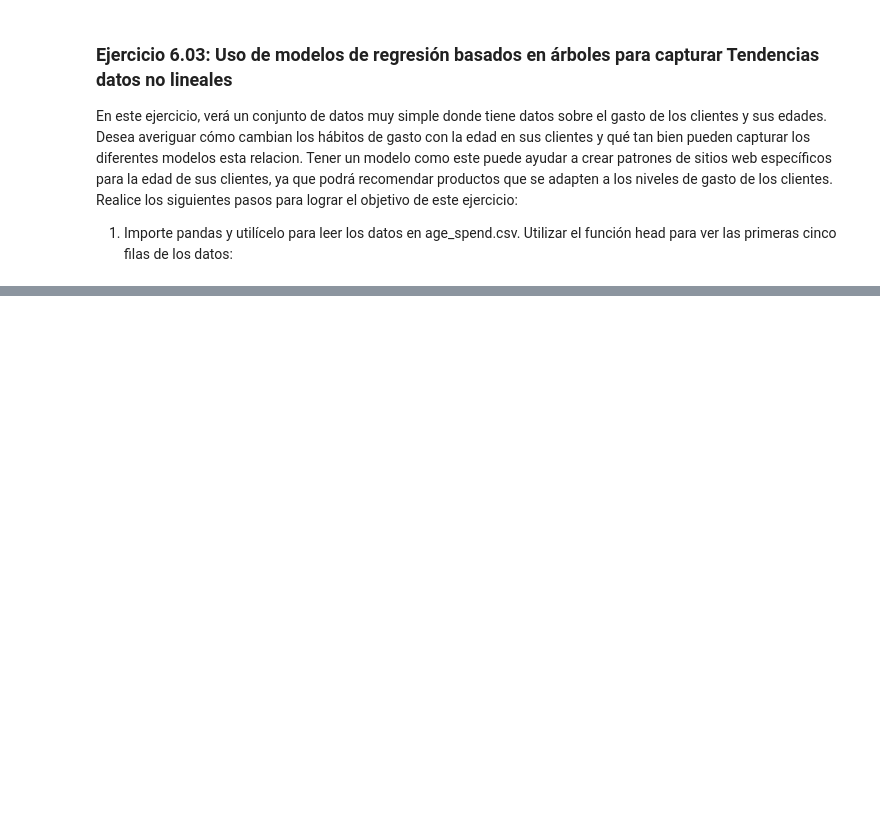
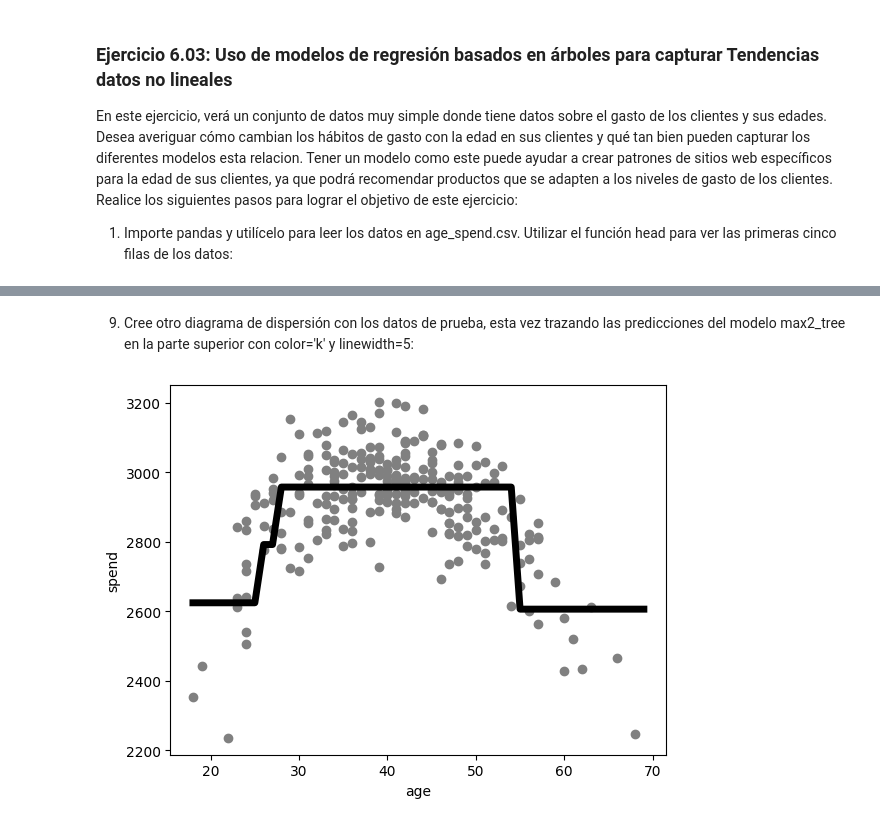
Before and after one commit to limspiga/customer-analytics, a Jupyter notebook: week-4b/customer_analytics_week_4b.ipynb, the cells around one changed output, grey strips where cells are left out. Saved outputs shown, nothing was run; the diff lists cells and outputs as text; code cells hidden in the pictures; blank space fills up the shorter version.

```diff
--- a/week-4b/customer_analytics_week_4b.ipynb
+++ b/week-4b/customer_analytics_week_4b.ipynb
@@ -444,0 +495,3 @@ df.head()
+# %%
+X = df[['age']]
+y = df['spend']
@@ -444,0 +572,15 @@ df.head()
+# %% [markdown]
+9. Cree otro diagrama de dispersión con los datos de prueba, esta vez trazando las predicciones del modelo max2_tree en la parte superior con color='k' y linewidth=5:
+# %%
+plt.scatter(X_test.age.tolist(), y_test.tolist(), color='gray')
+plt.plot(ages,max2_tree_model.predict(ages), \
+         color='k',linewidth=5,label="Tree with max depth 2")
+plt.xlabel("age")
+plt.ylabel("spend")
+plt.show()
+
+# Este modelo hace un mejor trabajo al capturar la relación,
+#  aunque no captura la fuerte disminución en las poblaciones
+#  más viejas o más jóvenes.
+# %% [output]
+[figure, added]
```
Also changed, not shown: parts of 41 cells of this notebook.
